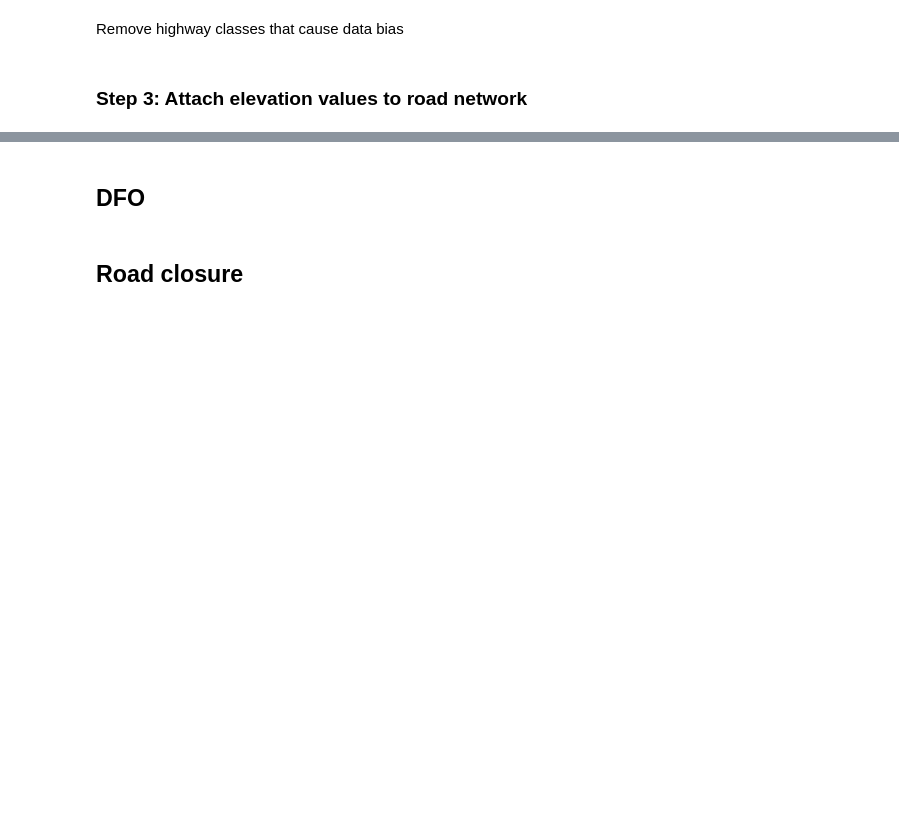
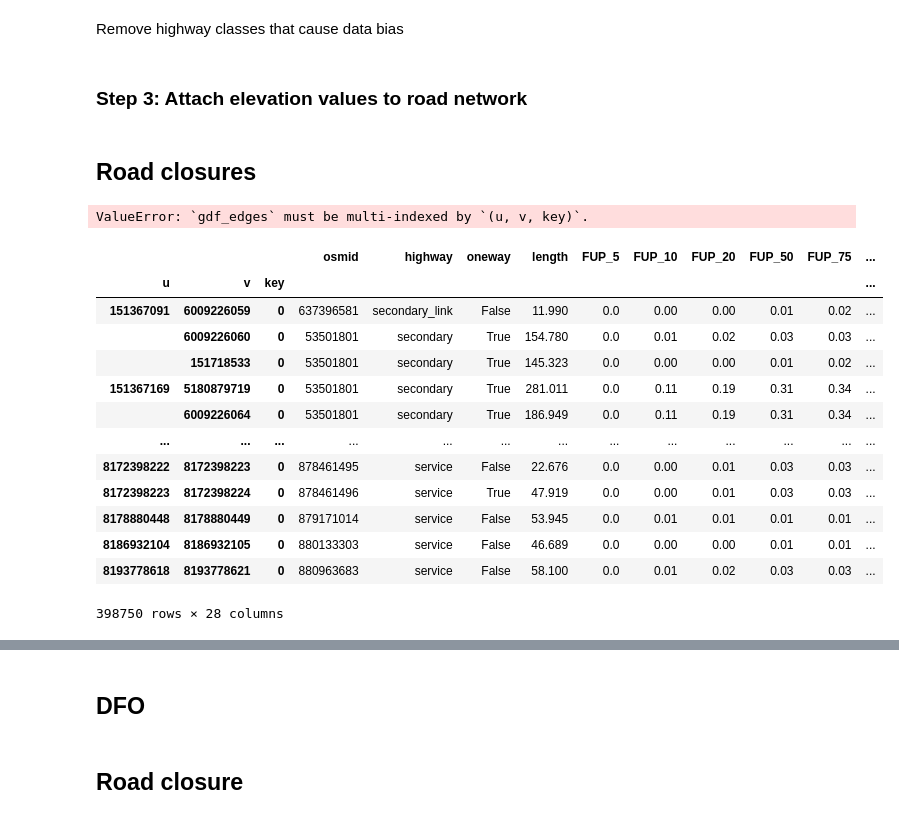
Before and after one commit to jesuslovesyiyi/Global-road-network-resilience, a Jupyter notebook: 05_Validation.ipynb, the cells around one changed output, grey strips where cells are left out. Saved outputs shown, nothing was run; the diff lists cells and outputs as text; code cells hidden in the pictures; blank space fills up the shorter version.

```diff
--- a/05_Validation.ipynb
+++ b/05_Validation.ipynb
@@ -172,3 +172,5 @@ for file in os.listdir(home_dir + '/road_elevation_validation/sampled_networks_l
         ox.io.save_graphml(G, home_dir + f'/road_elevation_validation/sampled_network_lite_elev_graphml/graph_cov_lite_elev_{net_id}.graphml')
         # Save as geopackage
         ox.io.save_graph_geopackage(G, home_dir + f"/road_elevation_validation/sampled_network_lite_elev_gpkg/graph_cov_lite_elev_{net_id}.gpkg")
+# %% [markdown]
+## Road closures
@@ -174,0 +179,31 @@ for file in os.listdir(home_dir + '/road_elevation_validation/sampled_networks_l
+# %%
+# Load the nodes and edges layers from the GeoPackage into GeoDataFrames
+
+gdf_nodes = gpd.read_file(home_dir + '/Harvey_validation/gis/G_cov_no_r_2139.gpkg', layer='nodes')
+gdf_edges = gpd.read_file(home_dir + '/Harvey_validation/gis/G_cov_no_r_2139.gpkg', layer='edges')
+
+gdf_nodes = gdf_nodes.set_index(['osmid'])
+gdf_edges = gdf_edges.set_index(['u', 'v', 'key'])
+
+houston_graph_10flooded = ox.convert.graph_from_gdfs(gdf_nodes, gdf_edges)
+# %%
+houston_graph_10flooded = ox.convert.graph_from_gdfs(gdf_nodes, gdf_edges.head(100000))
+# %% [output]
+ValueError: `gdf_edges` must be multi-indexed by `(u, v, key)`.
+# %%
+gdf_edges.head()
+# %% [output]
+|  |  |  | osmid | highway | oneway | length | FUP_5 | FUP_10 | FUP_20 | FUP_50 | FUP_75 | ... |
+| u | v | key |  |  |  |  |  |  |  |  |  | ... |
+| 151367091 | 6009226059 | 0 | 637396581 | secondary_link | False | 11.990 | 0.0 | 0.00 | 0.00 | 0.01 | 0.02 | ... |
+|  | 6009226060 | 0 | 53501801 | secondary | True | 154.780 | 0.0 | 0.01 | 0.02 | 0.03 | 0.03 | ... |
+|  | 151718533 | 0 | 53501801 | secondary | True | 145.323 | 0.0 | 0.00 | 0.00 | 0.01 | 0.02 | ... |
+| 151367169 | 5180879719 | 0 | 53501801 | secondary | True | 281.011 | 0.0 | 0.11 | 0.19 | 0.31 | 0.34 | ... |
+|  | 6009226064 | 0 | 53501801 | secondary | True | 186.949 | 0.0 | 0.11 | 0.19 | 0.31 | 0.34 | ... |
+| ... | ... | ... | ... | ... | ... | ... | ... | ... | ... | ... | ... | ... |
+| 8172398222 | 8172398223 | 0 | 878461495 | service | False | 22.676 | 0.0 | 0.00 | 0.01 | 0.03 | 0.03 | ... |
+| 8172398223 | 8172398224 | 0 | 878461496 | service | True | 47.919 | 0.0 | 0.00 | 0.01 | 0.03 | 0.03 | ... |
+| 8178880448 | 8178880449 | 0 | 879171014 | service | False | 53.945 | 0.0 | 0.01 | 0.01 | 0.01 | 0.01 | ... |
+| 8186932104 | 8186932105 | 0 | 880133303 | service | False | 46.689 | 0.0 | 0.00 | 0.00 | 0.01 | 0.01 | ... |
+| 8193778618 | 8193778621 | 0 | 880963683 | service | False | 58.100 | 0.0 | 0.01 | 0.02 | 0.03 | 0.03 | ... |
+398750 rows × 28 columns
```
Also changed, not shown: parts of 10 cells of this notebook.
